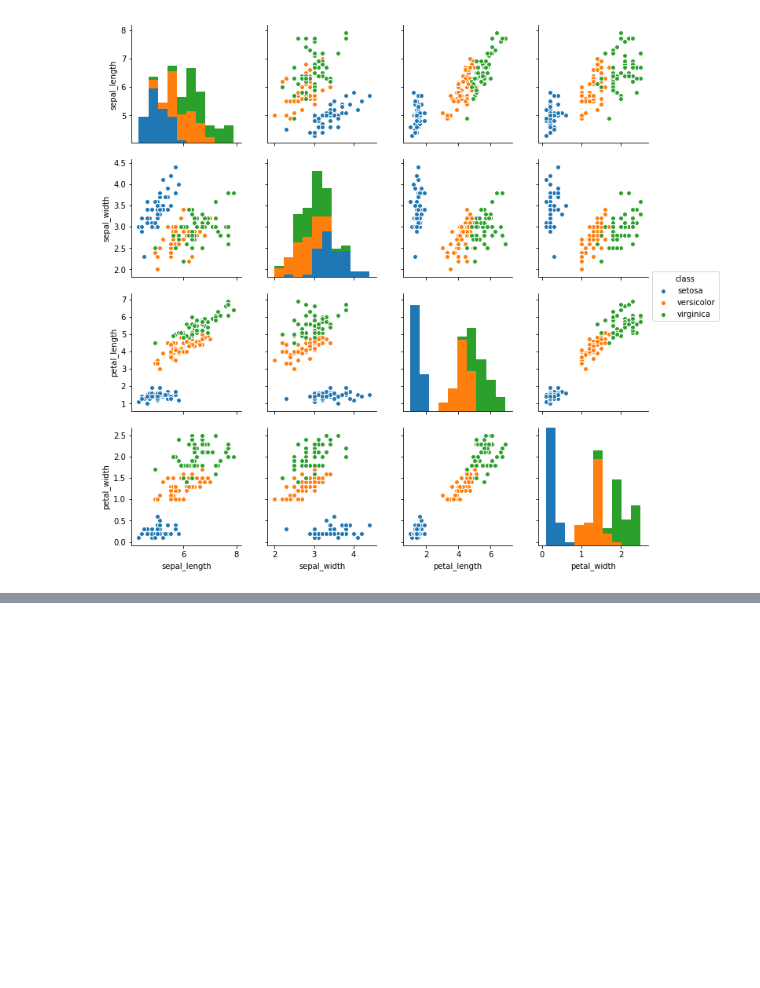
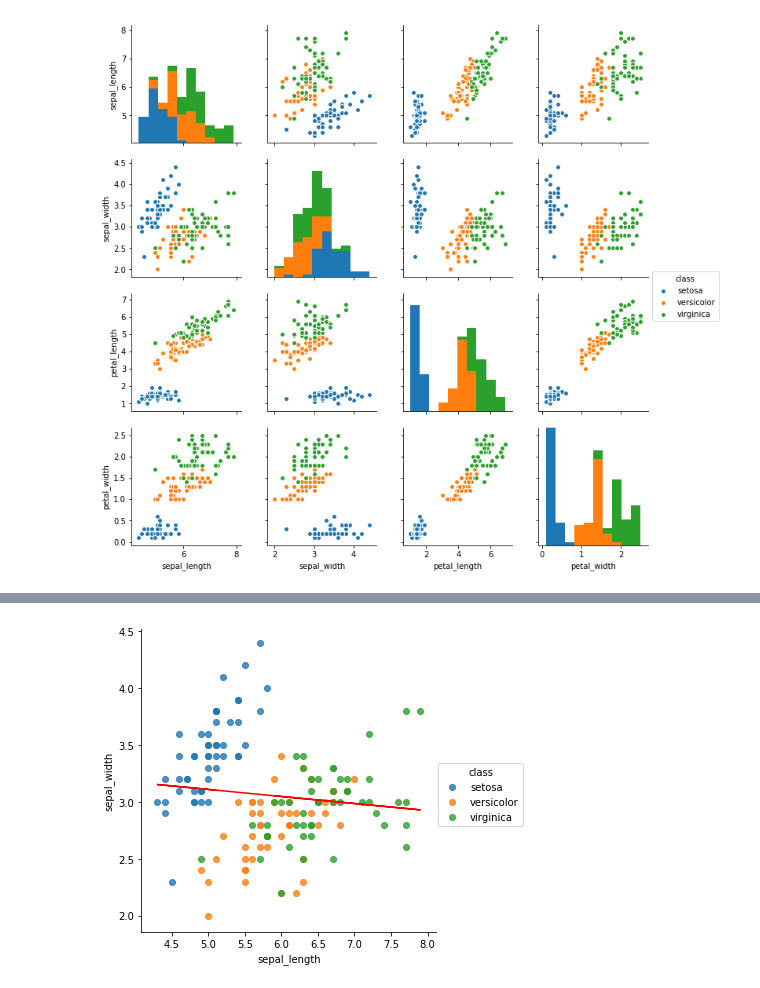
Before and after one commit to cadel560x/EmergingTechAssignments, a Jupyter notebook: iris-dataset.ipynb, the cells around one changed output, grey strips where cells are left out. Saved outputs shown, nothing was run; the diff lists cells and outputs as text; code cells hidden in the pictures; blank space fills up the shorter version.

```diff
--- a/iris-dataset.ipynb
+++ b/iris-dataset.ipynb
@@ -116,0 +212,12 @@ sns.pairplot(df, hue="class")
+# %%
+A = np.array([ df['sepal_length'], np.ones(df['sepal_length'].size)])
+w = np.linalg.lstsq(A.T, df['sepal_width'], rcond=None)[0] # obtaining the parameters
+
+# plotting the line
+line = w[0]*df['sepal_length']+w[1] # regression line
+
+ax = sns.lmplot(x='sepal_length', y='sepal_width', hue='class', data=df, fit_reg=False)
+plt.plot(df['sepal_length'],line,'r-')
+plt.show()
+# %% [output]
+[figure, added]
```
Also changed, not shown: parts of 22 cells of this notebook, 1 other file.
